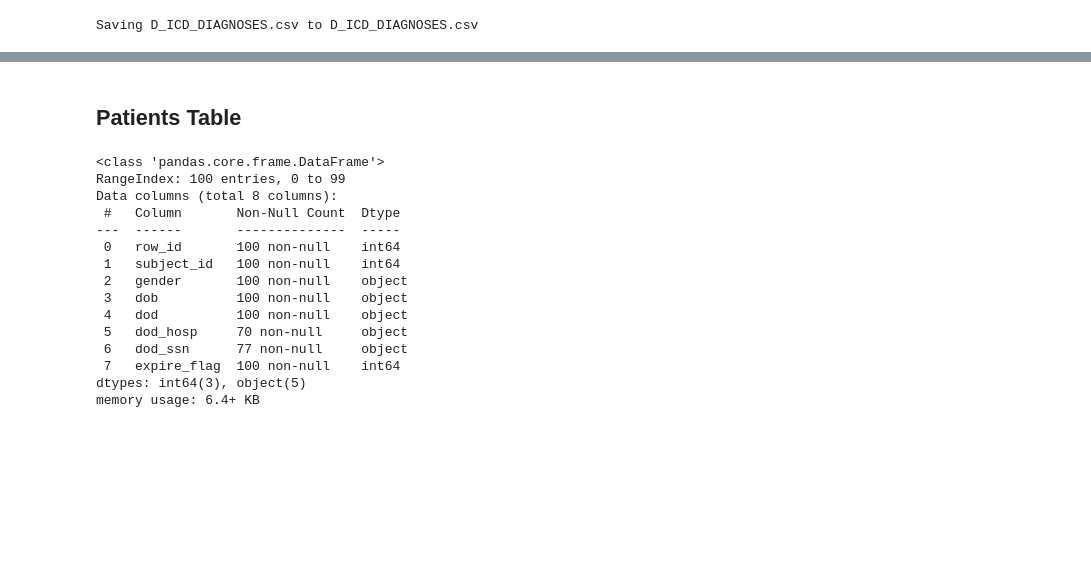
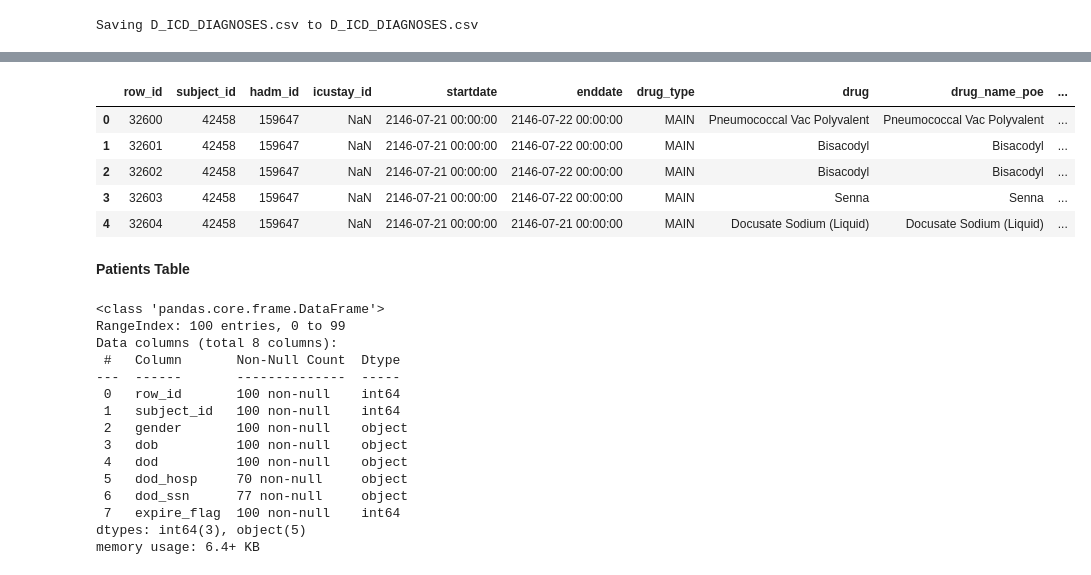
Before and after one commit to mohsinimam/AIinHealth, a Jupyter notebook: MohsinVisualizationHW.ipynb, the cells around one changed output, grey strips where cells are left out. Cells and saved outputs as stored; diff of their text form; code cells hidden in the pictures; blank space fills up the shorter version.

```diff
--- a/MohsinVisualizationHW.ipynb
+++ b/MohsinVisualizationHW.ipynb
@@ -38,3 +38,7 @@ diagnoses_labels = pd.read_csv('D_ICD_DIAGNOSES.csv')
 # %% [output]
 [interactive output not drawn]
 Saving D_ICD_DIAGNOSES.csv to D_ICD_DIAGNOSES.csv
+# %%
+# Load Prescriptions data
+d5 = files.upload()
+prescriptions = pd.read_csv('PRESCRIPTIONS.csv')
@@ -41,5 +77,14 @@ Saving D_ICD_DIAGNOSES.csv to D_ICD_DIAGNOSES.csv
+# %%
+prescriptions.head()
+# %% [output]
+|  | row_id | subject_id | hadm_id | icustay_id | startdate | enddate | drug_type | drug | drug_name_poe | ... |
+| 0 | 32600 | 42458 | 159647 | NaN | 2146-07-21 00:00:00 | 2146-07-22 00:00:00 | MAIN | Pneumococcal Vac Polyvalent | Pneumococcal Vac Polyvalent | ... |
+| 1 | 32601 | 42458 | 159647 | NaN | 2146-07-21 00:00:00 | 2146-07-22 00:00:00 | MAIN | Bisacodyl | Bisacodyl | ... |
+| 2 | 32602 | 42458 | 159647 | NaN | 2146-07-21 00:00:00 | 2146-07-22 00:00:00 | MAIN | Bisacodyl | Bisacodyl | ... |
+| 3 | 32603 | 42458 | 159647 | NaN | 2146-07-21 00:00:00 | 2146-07-22 00:00:00 | MAIN | Senna | Senna | ... |
+| 4 | 32604 | 42458 | 159647 | NaN | 2146-07-21 00:00:00 | 2146-07-21 00:00:00 | MAIN | Docusate Sodium (Liquid) | Docusate Sodium (Liquid) | ... |
 # %% [markdown]
-## Patients Table
+**Patients Table**
 # %%
 patients.info()
 # %% [output]
```
Also changed, not shown: parts of 17 cells of this notebook.
